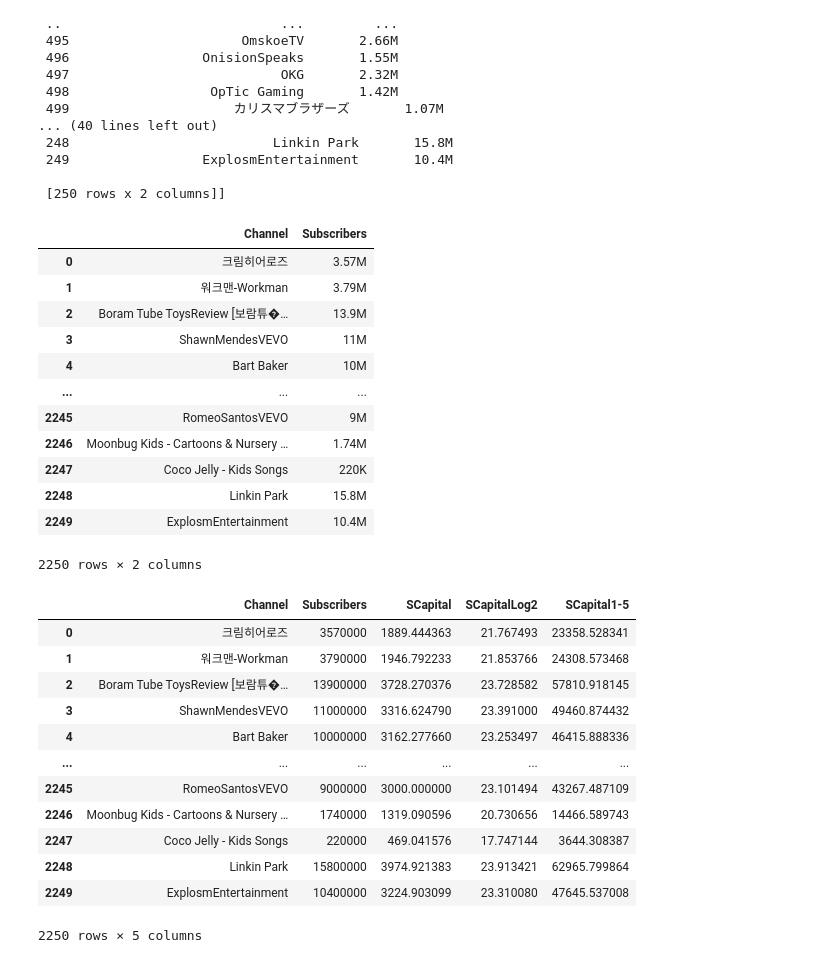
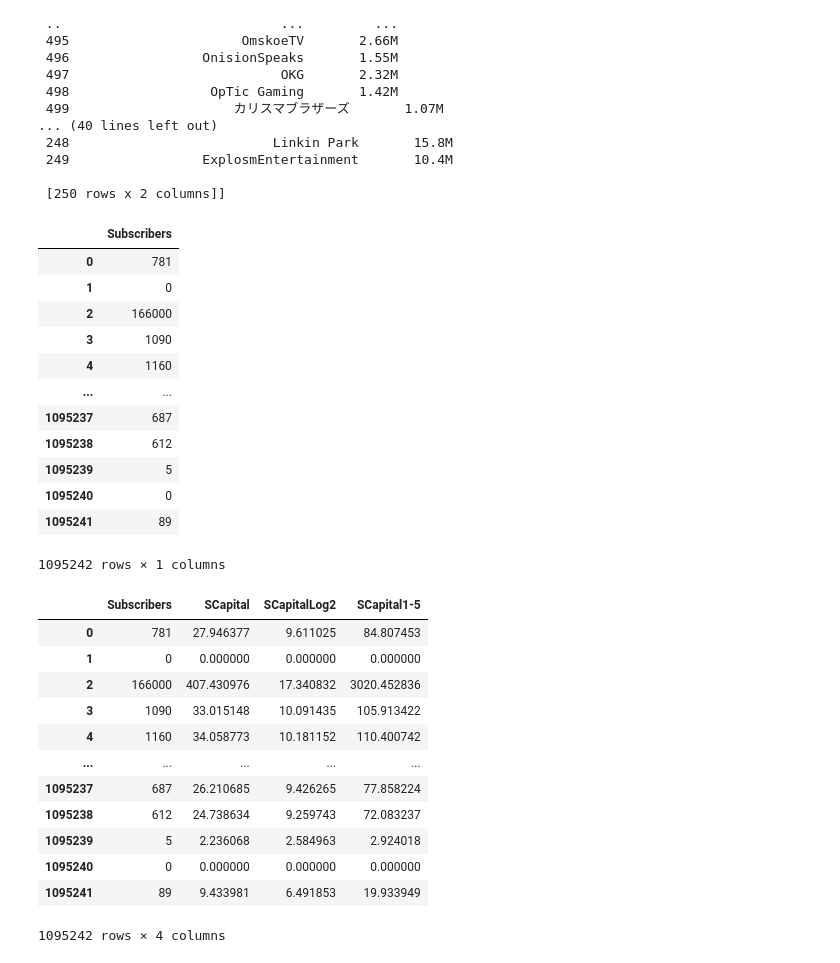
Before and after one commit to JurajMariani/scap, a Jupyter notebook: experiments/gini.ipynb, the cells around one changed output. Saved outputs shown, nothing was run; the diff lists cells and outputs as text; code cells hidden in the pictures.

```diff
--- a/experiments/gini.ipynb
+++ b/experiments/gini.ipynb
@@ -79,66 +79,68 @@ filtered_dfs
 
  [250 rows x 2 columns]]
 # %%
-if filtered_dfs:
-    combined_df = pd.concat(filtered_dfs, ignore_index=True)
+#if filtered_dfs:
+#    combined_df = pd.concat(filtered_dfs, ignore_index=True)
+#combined_df
+combined_df = pd.DataFrame(np.load("../../gits/work/PoSC_sim/orig.npy"), columns=["Subscribers"])
 combined_df
 # %% [output]
-|  | Channel | Subscribers |
-| 0 | 크림히어로즈 | 3.57M |
-| 1 | 워크맨-Workman | 3.79M |
-| 2 | Boram Tube ToysReview [보람튜�… | 13.9M |
-| 3 | ShawnMendesVEVO | 11M |
-| 4 | Bart Baker | 10M |
-| ... | ... | ... |
-| 2245 | RomeoSantosVEVO | 9M |
-| 2246 | Moonbug Kids - Cartoons & Nursery … | 1.74M |
-| 2247 | Coco Jelly - Kids Songs | 220K |
-| 2248 | Linkin Park | 15.8M |
-| 2249 | ExplosmEntertainment | 10.4M |
+|  | Subscribers |
+| 0 | 781 |
+| 1 | 0 |
+| 2 | 166000 |
+| 3 | 1090 |
+| 4 | 1160 |
+| ... | ... |
+| 1095237 | 687 |
+| 1095238 | 612 |
+| 1095239 | 5 |
+| 1095240 | 0 |
+| 1095241 | 89 |
-2250 rows × 2 columns
+1095242 rows × 1 columns
 # %%
 def parse_subscriber_count(value):
     try:
         if isinstance(value, str):
             value = value.strip().replace(',', '')  # Remove commas
             match = re.match(r'^([\d\.]+)([kKmM]?)$', value)
             if match:
                 number, suffix = match.groups()
                 number = float(number)
                 if suffix.lower() == 'k':
                     return int(number * 1_000)
                 elif suffix.lower() == 'm':
                     return int(number * 1_000_000)
                 else:
                     return int(number)
         elif isinstance(value, (int, float)):
             return int(value)
     except:
         pass
     return None  # Return None for invalid/unparsable entries
 
 def lesserscale(value):
     return math.pow(value, (1/1.5))
 
 combined_df['Subscribers'] = combined_df['Subscribers'].apply(parse_subscriber_count)
-combined_df['SCapital'] = combined_df['Subscribers'].apply(math.sqrt)
-combined_df['SCapitalLog2'] = combined_df['Subscribers'].apply(math.log2)
+combined_df['SCapital'] = np.sqrt(combined_df['Subscribers'])
+combined_df['SCapitalLog2'] = np.log1p(combined_df['Subscribers']) / np.log(2)
 combined_df['SCapital1-5'] = combined_df['Subscribers'].apply(lesserscale)
 combined_df
 # %% [output]
-|  | Channel | Subscribers | SCapital | SCapitalLog2 | SCapital1-5 |
-| 0 | 크림히어로즈 | 3570000 | 1889.444363 | 21.767493 | 23358.528341 |
-| 1 | 워크맨-Workman | 3790000 | 1946.792233 | 21.853766 | 24308.573468 |
-| 2 | Boram Tube ToysReview [보람튜�… | 13900000 | 3728.270376 | 23.728582 | 57810.918145 |
-| 3 | ShawnMendesVEVO | 11000000 | 3316.624790 | 23.391000 | 49460.874432 |
-| 4 | Bart Baker | 10000000 | 3162.277660 | 23.253497 | 46415.888336 |
-| ... | ... | ... | ... | ... | ... |
-| 2245 | RomeoSantosVEVO | 9000000 | 3000.000000 | 23.101494 | 43267.487109 |
-| 2246 | Moonbug Kids - Cartoons & Nursery … | 1740000 | 1319.090596 | 20.730656 | 14466.589743 |
-| 2247 | Coco Jelly - Kids Songs | 220000 | 469.041576 | 17.747144 | 3644.308387 |
-| 2248 | Linkin Park | 15800000 | 3974.921383 | 23.913421 | 62965.799864 |
-| 2249 | ExplosmEntertainment | 10400000 | 3224.903099 | 23.310080 | 47645.537008 |
+|  | Subscribers | SCapital | SCapitalLog2 | SCapital1-5 |
+| 0 | 781 | 27.946377 | 9.611025 | 84.807453 |
+| 1 | 0 | 0.000000 | 0.000000 | 0.000000 |
+| 2 | 166000 | 407.430976 | 17.340832 | 3020.452836 |
+| 3 | 1090 | 33.015148 | 10.091435 | 105.913422 |
+| 4 | 1160 | 34.058773 | 10.181152 | 110.400742 |
+| ... | ... | ... | ... | ... |
+| 1095237 | 687 | 26.210685 | 9.426265 | 77.858224 |
+| 1095238 | 612 | 24.738634 | 9.259743 | 72.083237 |
+| 1095239 | 5 | 2.236068 | 2.584963 | 2.924018 |
+| 1095240 | 0 | 0.000000 | 0.000000 | 0.000000 |
+| 1095241 | 89 | 9.433981 | 6.491853 | 19.933949 |
-2250 rows × 5 columns
+1095242 rows × 4 columns
 # %%
 def plot(column_name, title):
     plt.rcParams.update({'font.size': 16})
```
Also changed, not shown: parts of 5 cells of this notebook.
